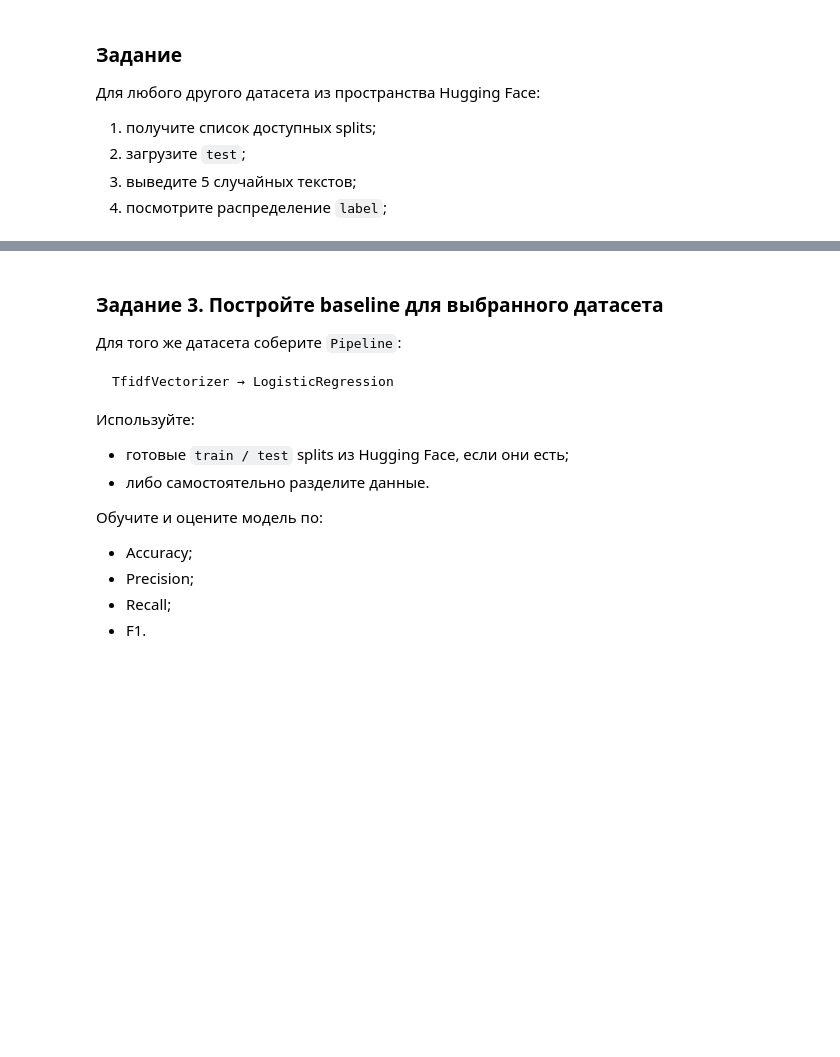
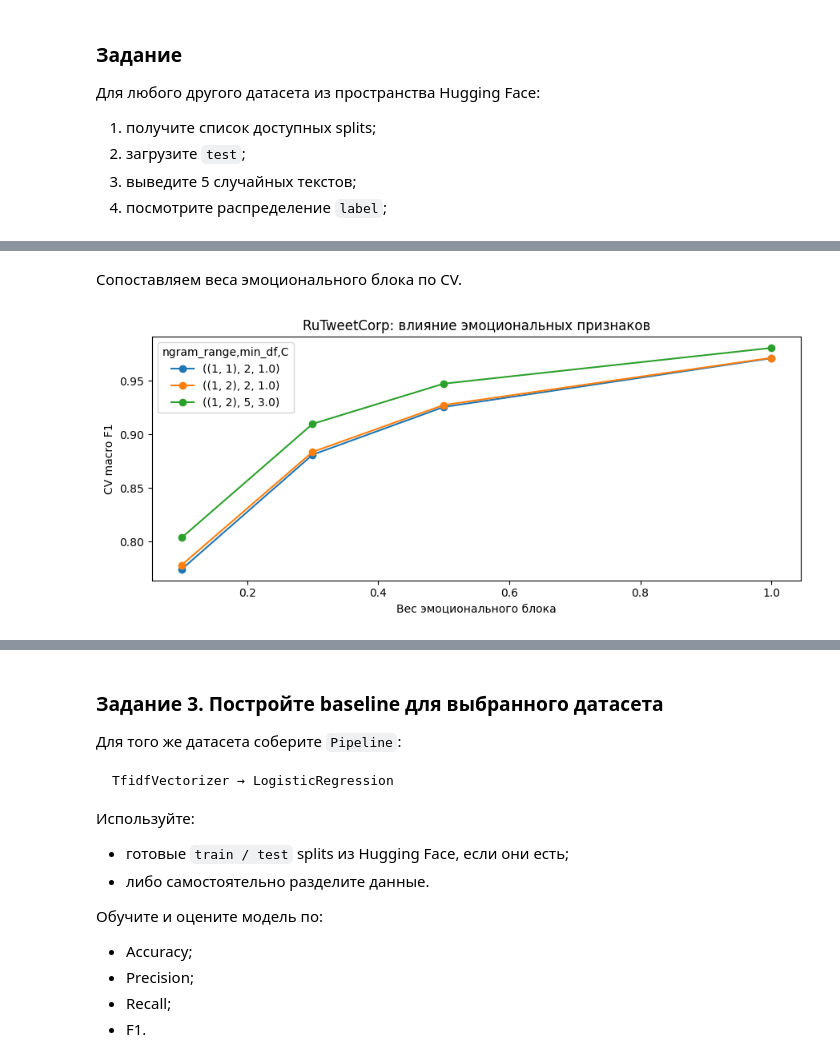
Before and after one commit to Lijnx/NLPlabs, a Jupyter notebook: NLP02_pipeline.ipynb, the cells around one changed output, grey strips where cells are left out. Drawn from its saved outputs; the diff is of its cells as text; code cells hidden in the pictures; blank space fills up the shorter version.

```diff
--- a/NLP02_pipeline.ipynb
+++ b/NLP02_pipeline.ipynb
@@ -1400,0 +1187,15 @@ i do have a chinese NORP mum a few chinese NORP sisters spent two very important
+# %%
+tweet_features = ColumnTransformer([
+    ('text', TfidfVectorizer(
+        stop_words=russian_stopwords, max_df=0.95, max_features=100000
+    ), 'lemm_text'),
+    ('emotion', Pipeline([
+        ('extract', FunctionTransformer(emotion_features)),
+        ('scale', MaxAbsScaler())
+    ]), 'text')
+], transformer_weights={'text': 1.0, 'emotion': 0.3}, sparse_threshold=1.0)
+
+tweet_pipeline = Pipeline([
+    ('features', tweet_features),
+    ('model', LogisticRegression(max_iter=1000, random_state=RANDOM_STATE))
+])
@@ -1400,0 +1260,19 @@ i do have a chinese NORP mum a few chinese NORP sisters spent two very important
+# %%
+tweet_baseline.fit(tweet_train['lemm_text'], tweet_y_train)
+baseline_prediction = tweet_baseline.predict(tweet_test['lemm_text'])
+baseline_test_f1 = f1_score(tweet_y_test, baseline_prediction, average='macro')
+for index, row in tweet_results.iterrows():
+    candidate = clone(tweet_pipeline).set_params(**row['params'])
+    candidate.fit(tweet_train, tweet_y_train)
+    prediction = candidate.predict(tweet_test)
+    tweet_results.loc[index, 'test_f1'] = f1_score(tweet_y_test, prediction, average='macro')
+
+tweet_report = tweet_results.drop(columns='params')
+display(tweet_report)
+print('Baseline test Accuracy:', round(accuracy_score(tweet_y_test, baseline_prediction), 4))
+print('Baseline test F1:', round(baseline_test_f1, 4))
+print('Лучшие параметры по CV:', best_tweet_params)
+best_tweet_result = tweet_results.iloc[0]
+print('Лучший CV F1:', round(best_tweet_result['cv_f1'], 4))
+print('Его test F1:', round(best_tweet_result['test_f1'], 4))
+print('Изменение test F1 к первой работе:', round(best_tweet_result['test_f1'] - baseline_test_f1, 4))
@@ -1400,0 +1299,13 @@ i do have a chinese NORP mum a few chinese NORP sisters spent two very important
+# %% [markdown]
+Сопоставляем веса эмоционального блока по CV.
+# %%
+tweet_results.pivot_table(
+    index='emotion_weight', columns=['ngram_range', 'min_df', 'C'], values='cv_f1'
+).plot(marker='o', figsize=(9, 4))
+plt.ylabel('CV macro F1')
+plt.xlabel('Вес эмоционального блока')
+plt.title('RuTweetCorp: влияние эмоциональных признаков')
+plt.tight_layout()
+plt.show()
+# %% [output]
+[figure, added]
```
Also changed, not shown: parts of 154 cells of this notebook.
